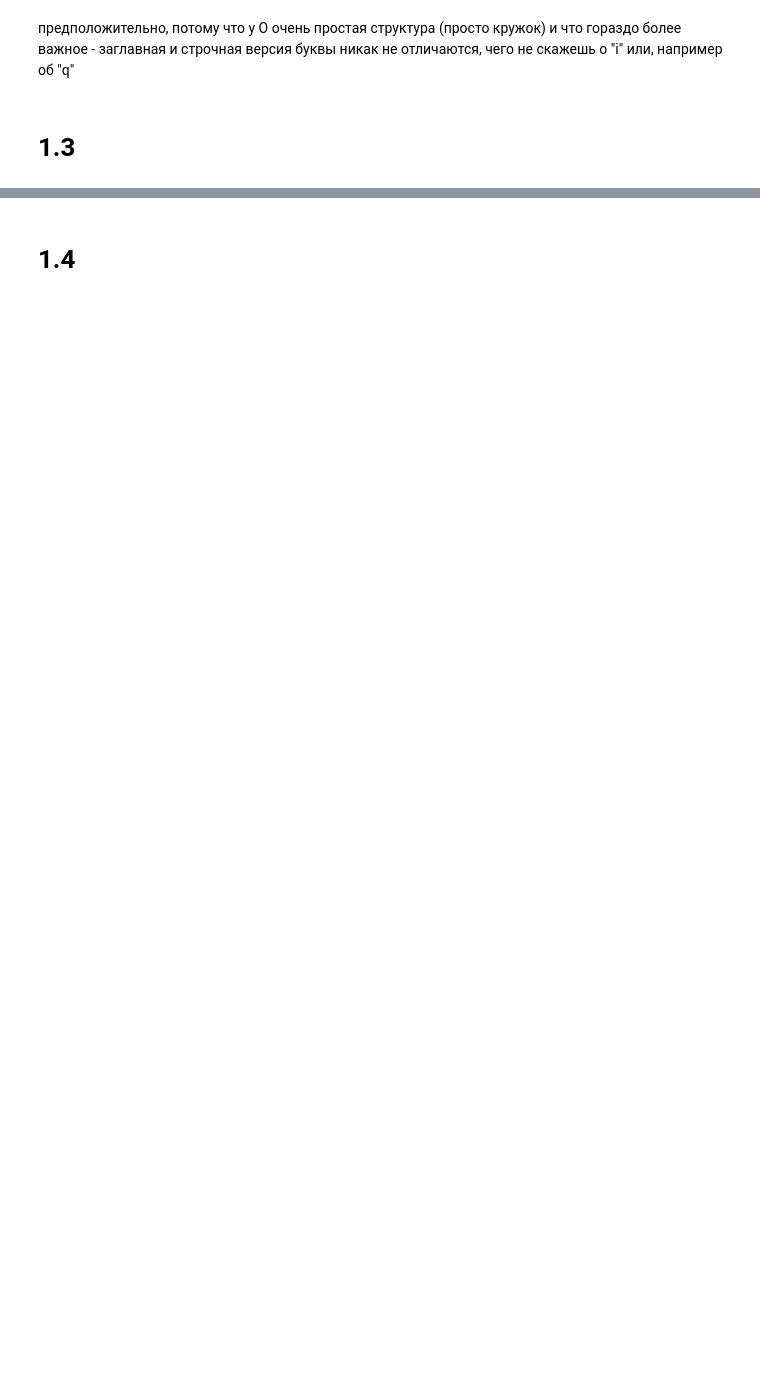
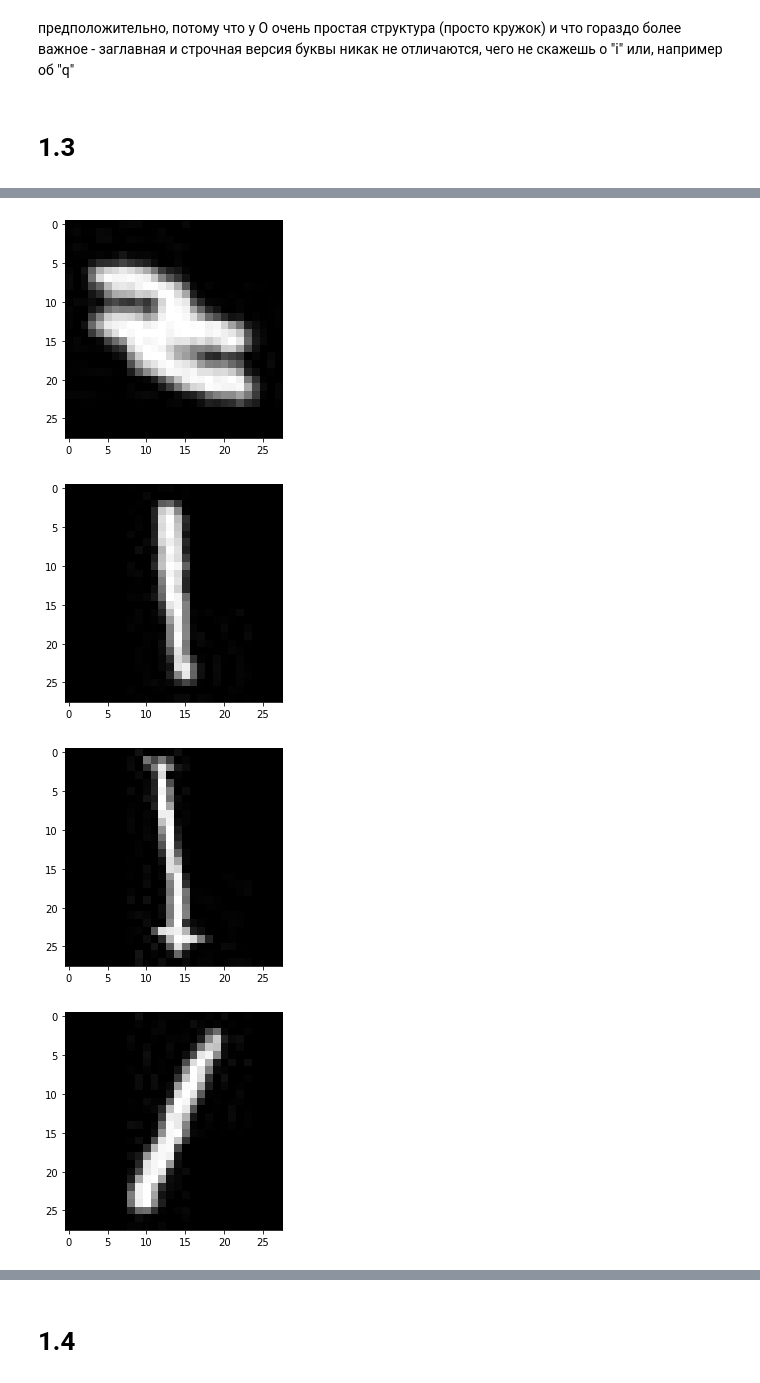
Before and after one commit to SmirnovGrigory/IAD_ml_lab1, a Jupyter notebook: Modern_ML.Lab_1.Image_Classification.ipynb, the cells around one changed output, grey strips where cells are left out. Saved outputs shown, nothing was run; the diff lists cells and outputs as text; code cells hidden in the pictures; blank space fills up the shorter version.

```diff
--- a/Modern_ML.Lab_1.Image_Classification.ipynb
+++ b/Modern_ML.Lab_1.Image_Classification.ipynb
@@ -431,0 +432,5 @@ get_confusing_letters(cf_matrix, 20)
+# %%
+wrong_inds = []
+for i in range(len(predictions)):
+    if predictions[i] != yt[i]:
+        wrong_inds.append(i)
@@ -431,0 +439,9 @@ get_confusing_letters(cf_matrix, 20)
+# %%
+for i in [5,100,123,34,300,1200]:
+    plt.imshow(Xt[wrong_inds[i]])
+    plt.show()
+# %% [output]
+[figure, added]
+[figure, added]
+[figure, added]
+[figure, added]
```
Also changed, not shown: parts of 38 cells of this notebook, 2 other files.
